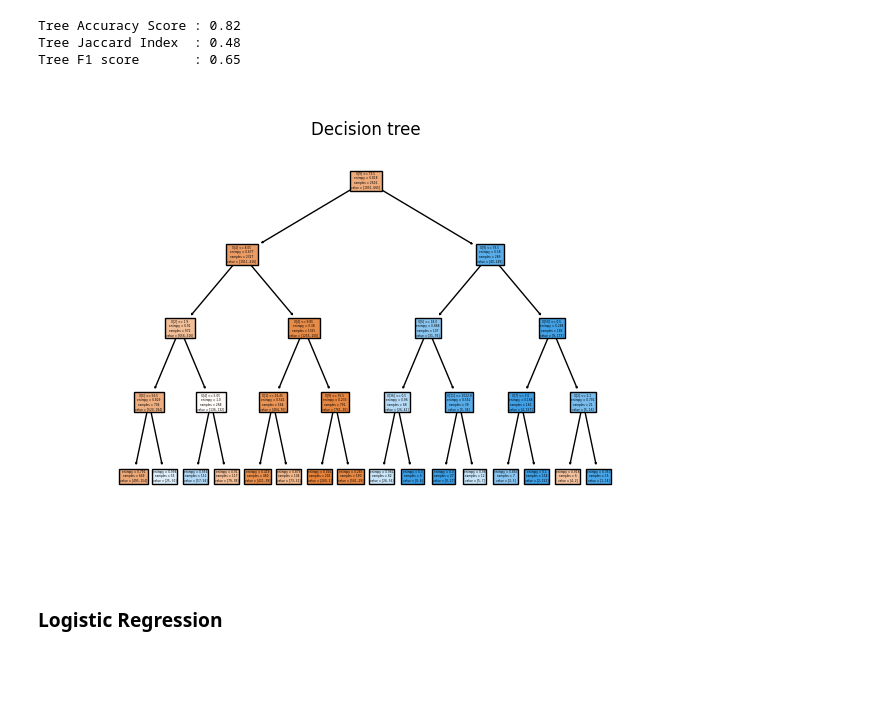
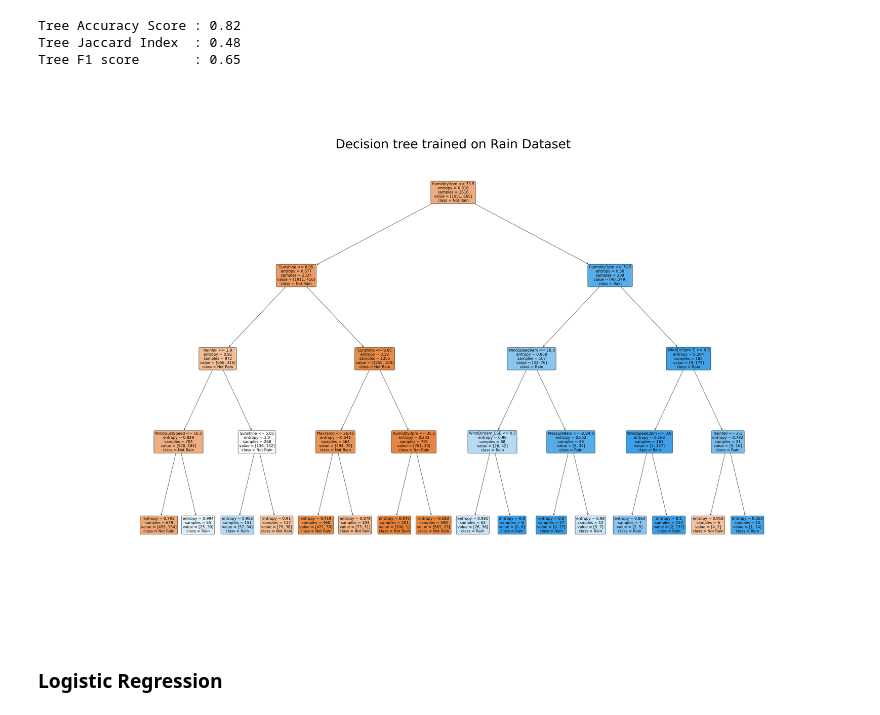
Before and after one commit to Bhuribhat/IBM-Data-Science, a Jupyter notebook: 9. Machine Learning/Week 5 - Final Project/Rain_Prediction.ipynb, the cells around one changed output. Cells and saved outputs as stored; diff of their text form; code cells hidden in the pictures; blank space fills up the shorter version.

Commit message:
fix decision tree condition

```diff
--- a/9. Machine Learning/Week 5 - Final Project/Rain_Prediction.ipynb
+++ b/9. Machine Learning/Week 5 - Final Project/Rain_Prediction.ipynb
@@ -314,12 +351,18 @@ print(f"Tree F1 score       : {Tree_F1_Score:.2f}")
 Tree Accuracy Score : 0.82
 Tree Jaccard Index  : 0.48
 Tree F1 score       : 0.65
-# %%
-tree.plot_tree(Tree, filled=True)
-plt.title("Decision tree")
-plt.show()
-# %% [output]
-[figure, removed]
+# %%
+fig = plt.figure(figsize=(45, 30))
+
+tree.plot_tree(
+    Tree, feature_names=features.columns,
+    class_names=["Not Rain", "Rain"],
+    rounded=True, filled=True, fontsize=15
+)
+plt.title("Decision tree trained on Rain Dataset", fontsize=50)
+plt.show()
+# %% [output]
+[figure, added]
 # %% [markdown]
 ### Logistic Regression
 # %% [markdown]
```
Also changed, not shown: parts of 6 cells of this notebook, 1 other file.
